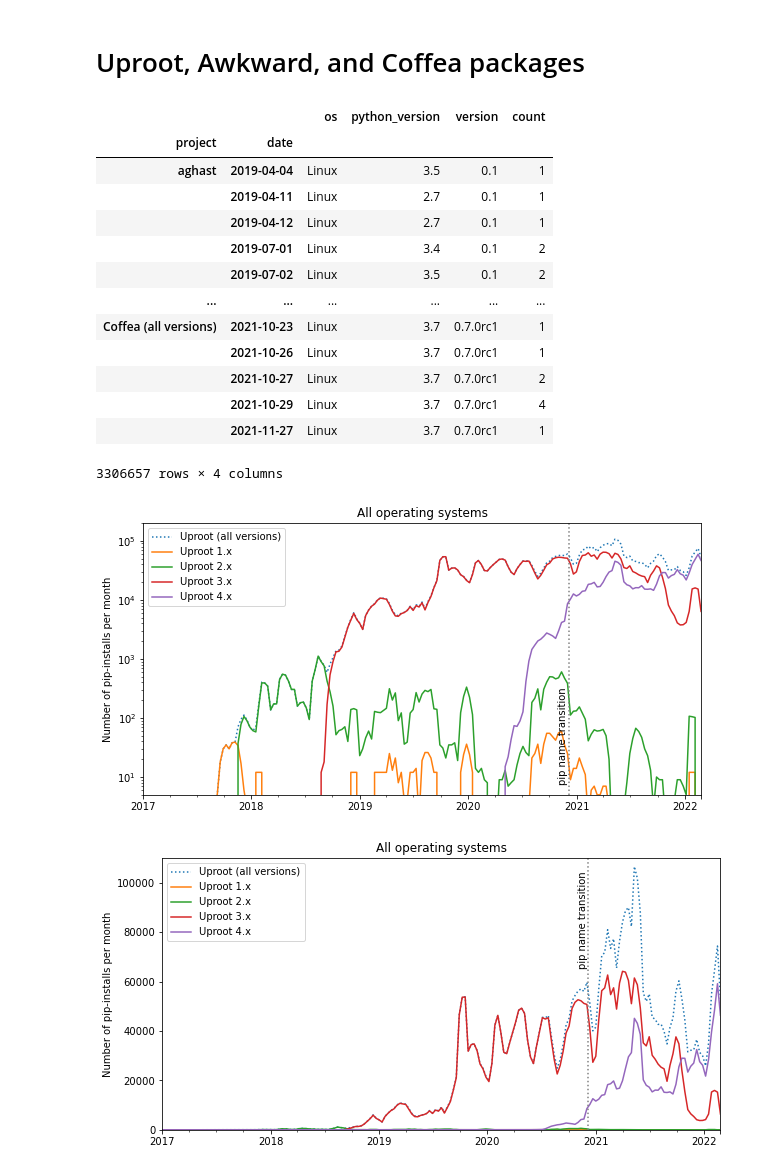
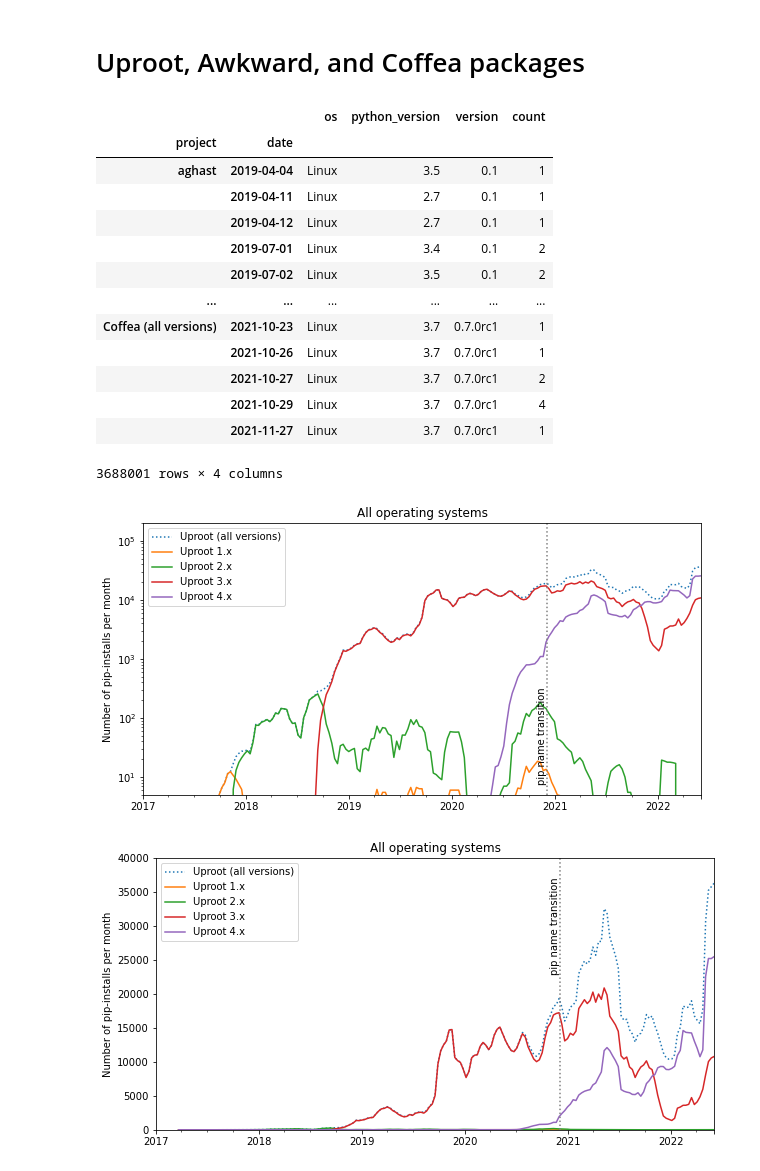
Before and after one commit to jpivarski-talks/2022-03-04-reload-statistics, a Jupyter notebook: pip-downloads.ipynb, the cells around one changed output. Drawn from its saved outputs; the diff is of its cells as text; code cells hidden in the pictures.

```diff
--- a/pip-downloads.ipynb
+++ b/pip-downloads.ipynb
@@ -2,7 +2,7 @@
 import pandas as pd
 import numpy as np
 # %%
-pip = pd.read_csv("~/storage/data/physicists/pip-counts-2022-03-04-big.csv", parse_dates=["date"], dtype={"python_version": str})
+pip = pd.read_csv("~/storage/data/physicists/pip-counts-2022-07-17.csv", parse_dates=["date"], dtype={"python_version": str})
 pip
 # %% [output]
 |  | date | os | python_version | project | version | count |
@@ -459,7 +459,7 @@ pip
 |  | 2021-10-27 | Linux | 3.7 | 0.7.0rc1 | 2 |
 |  | 2021-10-29 | Linux | 3.7 | 0.7.0rc1 | 4 |
 |  | 2021-11-27 | Linux | 3.7 | 0.7.0rc1 | 1 |
-3306657 rows × 4 columns
+3688001 rows × 4 columns
 # %%
 packages = pip.index.levels[0].tolist()
 by_package = {}
@@ -470,27 +470,27 @@ all_packages = pd.DataFrame(by_package, index=by_package["iminuit"].index).filln
 # %%
 ax = all_packages[[
     "Uproot (all versions)", "Uproot 1.x", "Uproot 2.x", "Uproot 3.x", "Uproot 4.x"
-]].rolling(3).sum().plot(logy=True, style=[":", "-", "-", "-", "-"], figsize=(10, 5))
+]].rolling(6).mean().plot(logy=True, style=[":", "-", "-", "-", "-"], figsize=(10, 5))
 ax.set_ylim(5, 200000)
-ax.set_xlim(pd.to_datetime("2017-01-01"), all_packages.index[-1])
+ax.set_xlim(pd.to_datetime("2017-01-01"), all_packages.index[-5])
 ax.axvline(pd.to_datetime("2020-12-05"), ls=":", c="gray")
 ax.text(pd.to_datetime("2020-12-05") - pd.to_timedelta("35 days"), 50, "pip name transition", rotation=90, va="center")
 ax.legend(loc="upper left")
 ax.set_xlabel("")
 ax.set_ylabel("Number of pip-installs per month")
 ax.set_title("All operating systems")
 ax.get_figure().savefig("PLOTS/pip-allos-uproot-log.svg")
 ax.get_figure().savefig("PLOTS/pip-allos-uproot-log.pdf")
 # %% [output]
-[figure, old version]
+[figure, new version]
 # %%
 ax = all_packages[[
     "Uproot (all versions)", "Uproot 1.x", "Uproot 2.x", "Uproot 3.x", "Uproot 4.x"
-]].rolling(3).sum().plot(logy=False, style=[":", "-", "-", "-", "-"], figsize=(10, 5))
-ax.set_ylim(0, 110000)
-ax.set_xlim(pd.to_datetime("2017-01-01"), all_packages.index[-1])
+]].rolling(6).mean().plot(logy=False, style=[":", "-", "-", "-", "-"], figsize=(10, 5))
+ax.set_ylim(0, 40000)
+ax.set_xlim(pd.to_datetime("2017-01-01"), all_packages.index[-5])
 ax.axvline(pd.to_datetime("2020-12-05"), ls=":", c="gray")
-ax.text(pd.to_datetime("2020-12-05") - pd.to_timedelta("35 days"), 85000, "pip name transition", rotation=90, va="center")
+ax.text(pd.to_datetime("2020-12-05") - pd.to_timedelta("35 days"), 30000, "pip name transition", rotation=90, va="center")
 ax.legend(loc="upper left")
 ax.set_xlabel("")
 ax.set_ylabel("Number of pip-installs per month")
@@ -498,7 +498,7 @@ ax.set_title("All operating systems")
 ax.get_figure().savefig("PLOTS/pip-allos-uproot-lin.svg")
 ax.get_figure().savefig("PLOTS/pip-allos-uproot-lin.pdf")
 # %% [output]
-[figure, old version]
+[figure, new version]
 # %%
 ax = all_packages[[
     "Awkward (all versions)", "Awkward 0.x", "Awkward 1.x",
```
Also changed, not shown: parts of 30 cells of this notebook, 44 other files.
